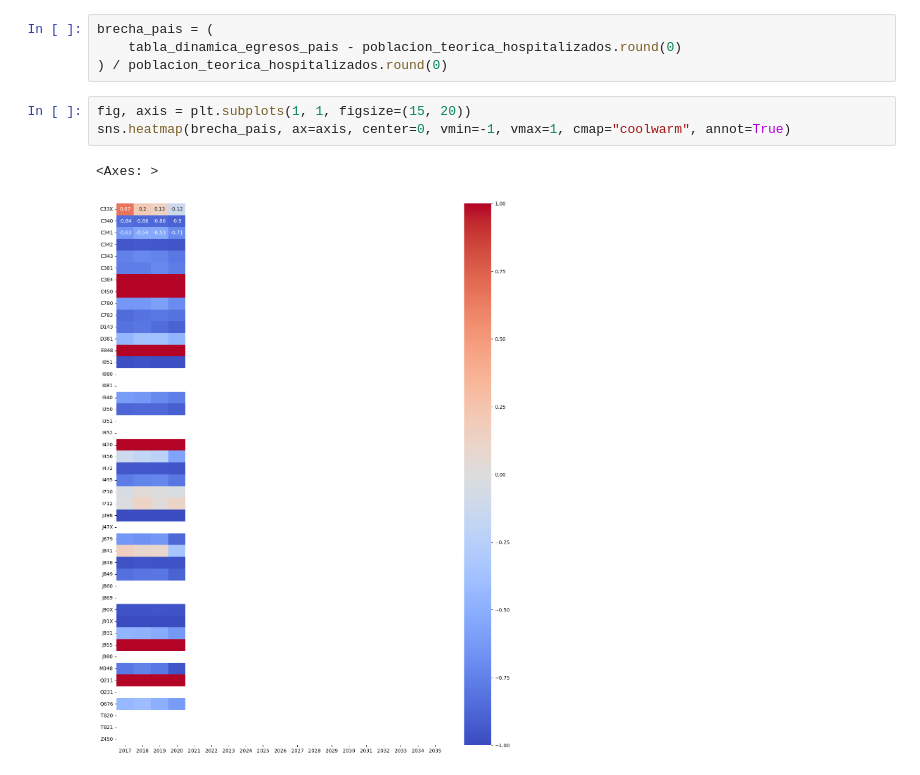
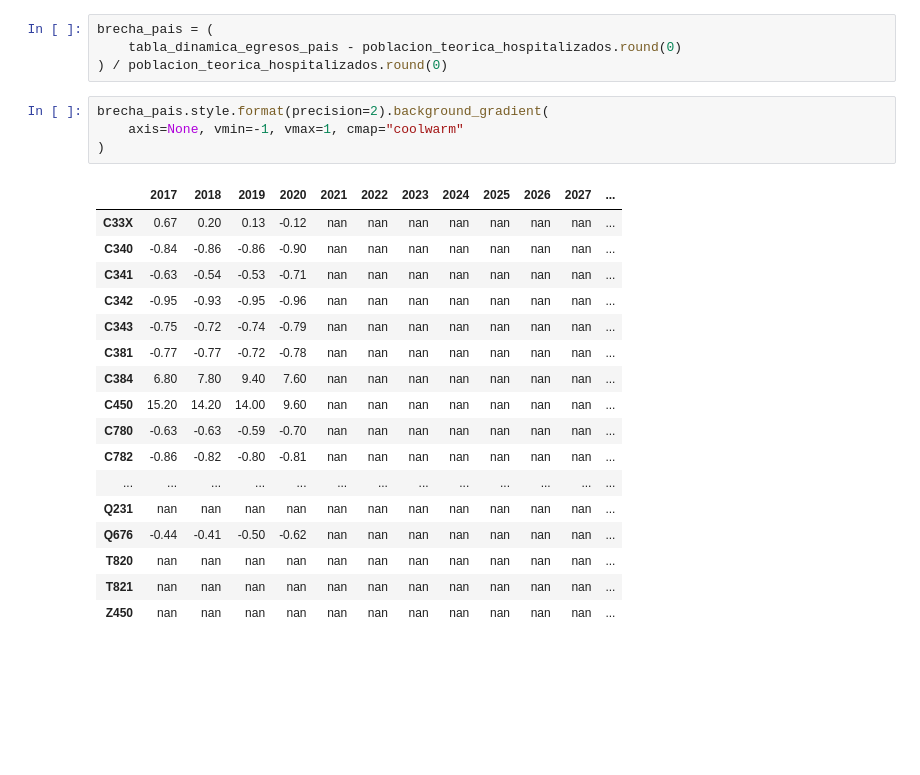
Before and after one commit to JavierRojas14/proyeccion-int, a Jupyter notebook: notebooks/3.0-jrb-forecasting-with-theoretical-demand.ipynb, the cells around one changed output. Drawn from its saved outputs; the diff is of its cells as text; blank space fills up the shorter version.

Commit message:
Actualiza forma de mostrar brecha

```diff
--- a/notebooks/3.0-jrb-forecasting-with-theoretical-demand.ipynb
+++ b/notebooks/3.0-jrb-forecasting-with-theoretical-demand.ipynb
@@ -101,9 +104,25 @@ Además, ha resuelto un 12% más que los casos teóricos.
 brecha_pais = (
     tabla_dinamica_egresos_pais - poblacion_teorica_hospitalizados.round(0)
 ) / poblacion_teorica_hospitalizados.round(0)
-# %%
-fig, axis = plt.subplots(1, 1, figsize=(15, 20))
-sns.heatmap(brecha_pais, ax=axis, center=0, vmin=-1, vmax=1, cmap="coolwarm", annot=True)
-# %% [output]
-<Axes: >
-[figure, removed]
+# %%
+brecha_pais.style.format(precision=2).background_gradient(
+    axis=None, vmin=-1, vmax=1, cmap="coolwarm"
+)
+# %% [output]
+|  | 2017 | 2018 | 2019 | 2020 | 2021 | 2022 | 2023 | 2024 | 2025 | 2026 | 2027 | ... |
+| C33X | 0.67 | 0.20 | 0.13 | -0.12 | nan | nan | nan | nan | nan | nan | nan | ... |
+| C340 | -0.84 | -0.86 | -0.86 | -0.90 | nan | nan | nan | nan | nan | nan | nan | ... |
+| C341 | -0.63 | -0.54 | -0.53 | -0.71 | nan | nan | nan | nan | nan | nan | nan | ... |
+| C342 | -0.95 | -0.93 | -0.95 | -0.96 | nan | nan | nan | nan | nan | nan | nan | ... |
+| C343 | -0.75 | -0.72 | -0.74 | -0.79 | nan | nan | nan | nan | nan | nan | nan | ... |
+| C381 | -0.77 | -0.77 | -0.72 | -0.78 | nan | nan | nan | nan | nan | nan | nan | ... |
+| C384 | 6.80 | 7.80 | 9.40 | 7.60 | nan | nan | nan | nan | nan | nan | nan | ... |
+| C450 | 15.20 | 14.20 | 14.00 | 9.60 | nan | nan | nan | nan | nan | nan | nan | ... |
+| C780 | -0.63 | -0.63 | -0.59 | -0.70 | nan | nan | nan | nan | nan | nan | nan | ... |
+| C782 | -0.86 | -0.82 | -0.80 | -0.81 | nan | nan | nan | nan | nan | nan | nan | ... |
+| ... | ... | ... | ... | ... | ... | ... | ... | ... | ... | ... | ... | ... |
+| Q231 | nan | nan | nan | nan | nan | nan | nan | nan | nan | nan | nan | ... |
+| Q676 | -0.44 | -0.41 | -0.50 | -0.62 | nan | nan | nan | nan | nan | nan | nan | ... |
+| T820 | nan | nan | nan | nan | nan | nan | nan | nan | nan | nan | nan | ... |
+| T821 | nan | nan | nan | nan | nan | nan | nan | nan | nan | nan | nan | ... |
+| Z450 | nan | nan | nan | nan | nan | nan | nan | nan | nan | nan | nan | ... |
```
Also changed, not shown: parts of 1 cell of this notebook.
